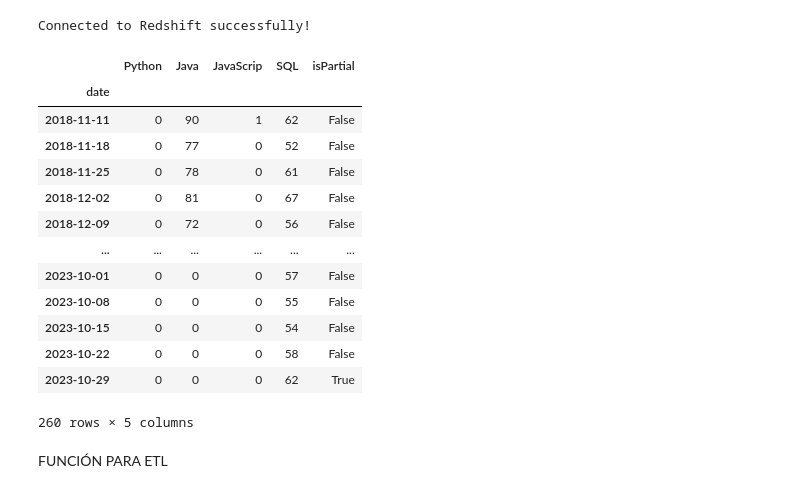
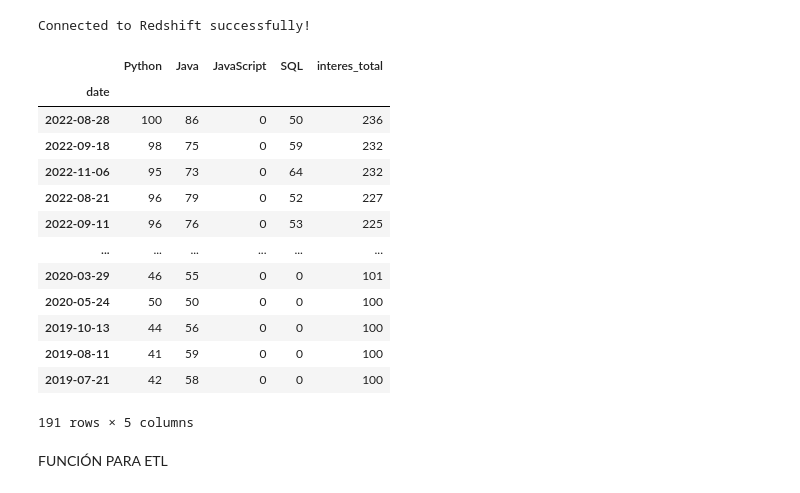
Before and after one commit to arielchumbita/DataEngineering, a Jupyter notebook: Clase 07/Entregable 2 - Chumbita Arie.ipynb, the cells around one changed output. Cells and saved outputs as stored; diff of their text form; code cells hidden in the pictures.

```diff
--- a/Clase 07/Entregable 2 - Chumbita Arie.ipynb
+++ b/Clase 07/Entregable 2 - Chumbita Arie.ipynb
@@ -749,0 +802,6 @@ iot.describe()
+# %%
+# Utiliza drop() para eliminar la columna 'isPartial'
+iot_3 = iot_2.drop('isPartial', axis=1)
+
+# Mostrar el DataFrame resultante sin la columna 'isPartial'
+print(iot_3)
@@ -749,0 +824,4 @@ iot.describe()
+# %%
+iot_3['interes_total'] = iot_3[keywords].sum(axis=1)
+
+print(iot_3)
@@ -749,0 +844,9 @@ iot.describe()
+# %%
+# Filtrar los registros en iot_3 donde 'interes_total' es mayor o igual a 100
+mayor_interes = iot_3[iot_3['interes_total'] >= 100]
+
+# Crear un nuevo DataFrame 'iot_4' a partir de los registros filtrados
+iot_4 = mayor_interes.copy()
+
+# Mostrar el nuevo DataFrame
+print(iot_4)
@@ -749,0 +869,6 @@ iot.describe()
+# %%
+# Ordenar el DataFrame por la columna 'interes_total' en orden descendente
+iot_4_Sort = iot_4.sort_values(by='interes_total', ascending=False)
+
+# Mostrar el DataFrame ordenado
+print(iot_4_Sort)
@@ -780,23 +921,23 @@ except Exception as e:
     print(e)
 # %% [output]
 Connected to Redshift successfully!
-# %%
-iot
-# %% [output]
-|  | Python | Java | JavaScrip | SQL | isPartial |
-| date |  |  |  |  |  |
-| 2018-11-11 | 0 | 90 | 1 | 62 | False |
-| 2018-11-18 | 0 | 77 | 0 | 52 | False |
-| 2018-11-25 | 0 | 78 | 0 | 61 | False |
-| 2018-12-02 | 0 | 81 | 0 | 67 | False |
-| 2018-12-09 | 0 | 72 | 0 | 56 | False |
-| ... | ... | ... | ... | ... | ... |
-| 2023-10-01 | 0 | 0 | 0 | 57 | False |
-| 2023-10-08 | 0 | 0 | 0 | 55 | False |
-| 2023-10-15 | 0 | 0 | 0 | 54 | False |
-| 2023-10-22 | 0 | 0 | 0 | 58 | False |
-| 2023-10-29 | 0 | 0 | 0 | 62 | True |
-260 rows × 5 columns
+# %%
+iot_4_Sort
+# %% [output]
+|  | Python | Java | JavaScript | SQL | interes_total |
+| date |  |  |  |  |  |
+| 2022-08-28 | 100 | 86 | 0 | 50 | 236 |
+| 2022-09-18 | 98 | 75 | 0 | 59 | 232 |
+| 2022-11-06 | 95 | 73 | 0 | 64 | 232 |
+| 2022-08-21 | 96 | 79 | 0 | 52 | 227 |
+| 2022-09-11 | 96 | 76 | 0 | 53 | 225 |
+| ... | ... | ... | ... | ... | ... |
+| 2020-03-29 | 46 | 55 | 0 | 0 | 101 |
+| 2020-05-24 | 50 | 50 | 0 | 0 | 100 |
+| 2019-10-13 | 44 | 56 | 0 | 0 | 100 |
+| 2019-08-11 | 41 | 59 | 0 | 0 | 100 |
+| 2019-07-21 | 42 | 58 | 0 | 0 | 100 |
+191 rows × 5 columns
 # %% [markdown]
 FUNCIÓN PARA ETL
 # %%
```
Also changed, not shown: parts of 28 cells of this notebook.
